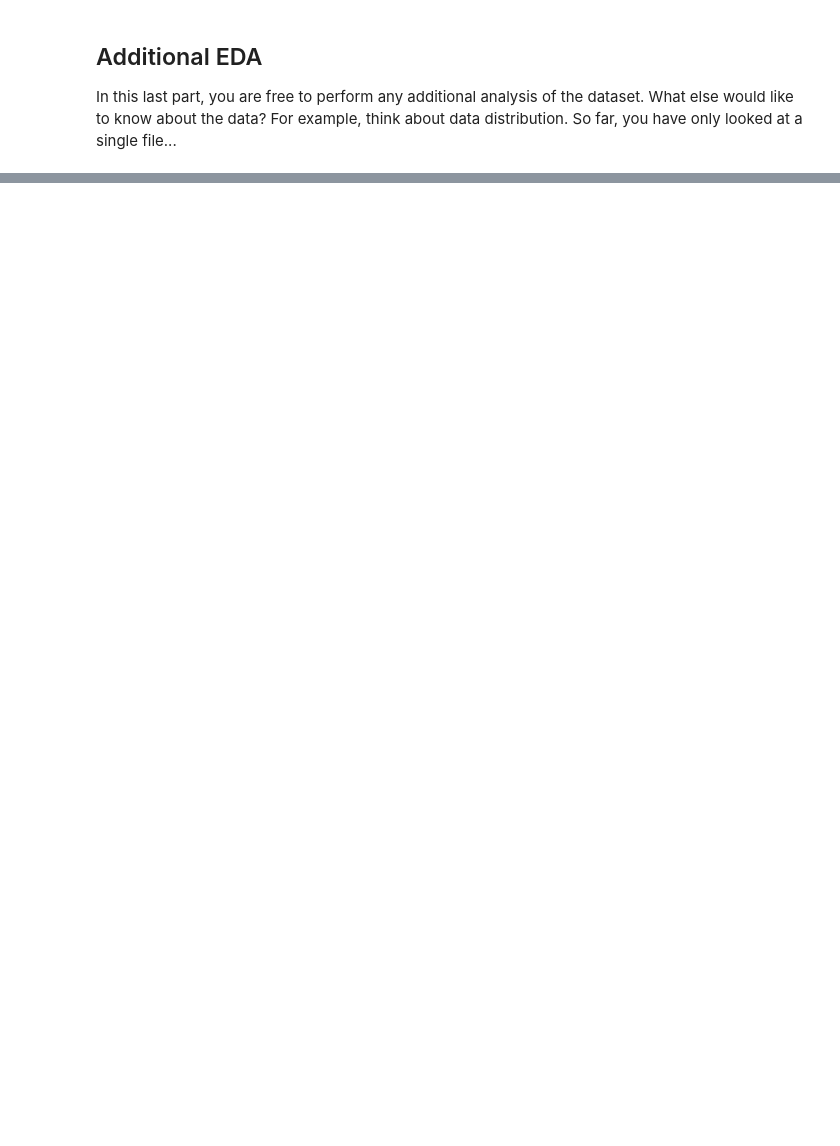
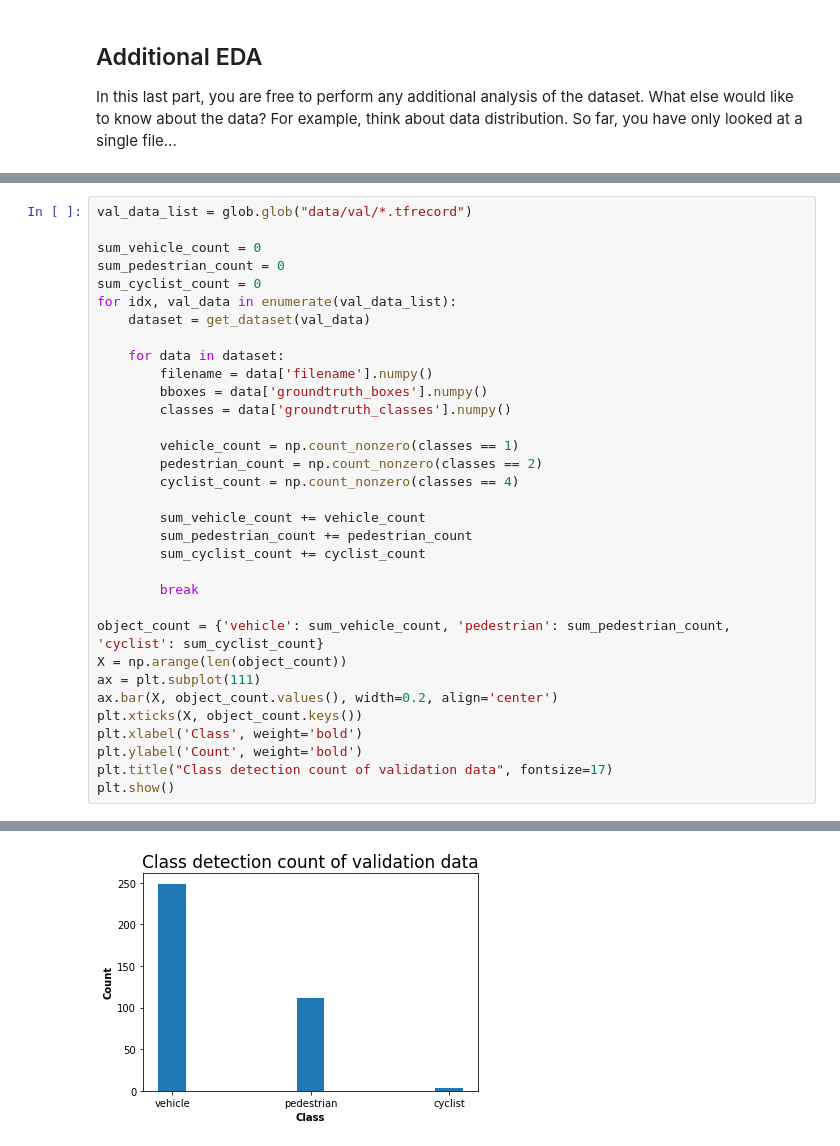
Before and after one commit to udacity/nd013-c1-vision-starter, a Jupyter notebook: Exploratory Data Analysis.ipynb, the cells around one changed output, grey strips where cells are left out. Saved outputs shown, nothing was run; the diff lists cells and outputs as text; blank space fills up the shorter version.

```diff
--- a/Exploratory Data Analysis.ipynb
+++ b/Exploratory Data Analysis.ipynb
@@ -31,0 +238,34 @@ For example, think about data distribution. So far, you have only looked at a si
+# %%
+val_data_list = glob.glob("data/val/*.tfrecord")
+
+sum_vehicle_count = 0
+sum_pedestrian_count = 0
+sum_cyclist_count = 0
+for idx, val_data in enumerate(val_data_list):
+    dataset = get_dataset(val_data)
+
+    for data in dataset:
+        filename = data['filename'].numpy()
+        bboxes = data['groundtruth_boxes'].numpy()
+        classes = data['groundtruth_classes'].numpy()
+
+        vehicle_count = np.count_nonzero(classes == 1)
+        pedestrian_count = np.count_nonzero(classes == 2)
+        cyclist_count = np.count_nonzero(classes == 4)
+
+        sum_vehicle_count += vehicle_count
+        sum_pedestrian_count += pedestrian_count
+        sum_cyclist_count += cyclist_count
+
+        break
+
+object_count = {'vehicle': sum_vehicle_count, 'pedestrian': sum_pedestrian_count, 'cyclist': sum_cyclist_count}
+X = np.arange(len(object_count))
+ax = plt.subplot(111)
+ax.bar(X, object_count.values(), width=0.2, align='center')
+plt.xticks(X, object_count.keys())
+plt.xlabel('Class', weight='bold')
+plt.ylabel('Count', weight='bold')
+plt.title("Class detection count of validation data", fontsize=17)
+plt.show()
+# %% [output]
@@ -31,0 +289 @@ For example, think about data distribution. So far, you have only looked at a si
+[figure, added]
```
Also changed, not shown: parts of 14 cells of this notebook, 1 other file.
